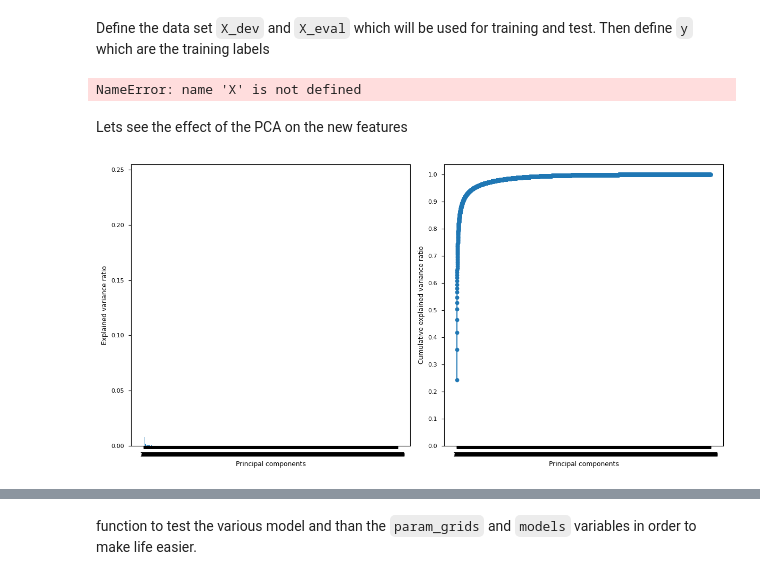
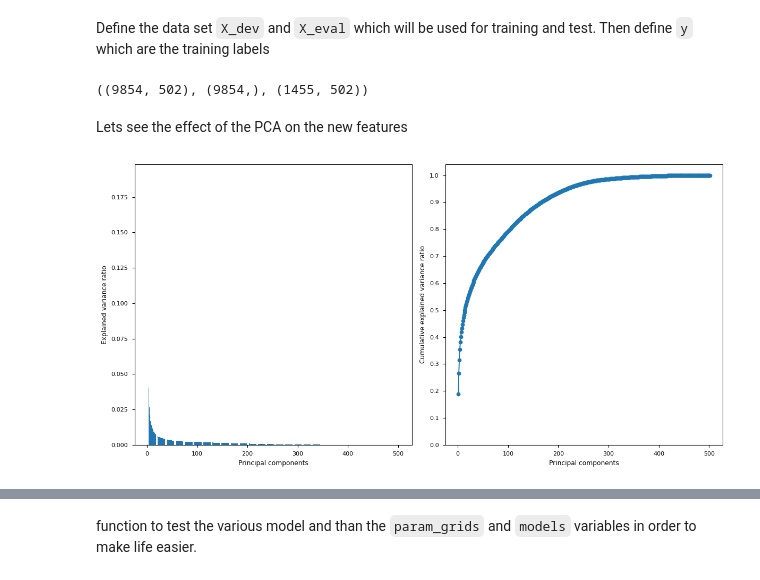
Before and after one commit to Ruglio/DSL-project, a Jupyter notebook: python/code.ipynb, the cells around one changed output, grey strips where cells are left out. Saved outputs shown, nothing was run; the diff lists cells and outputs as text; code cells hidden in the pictures.

```diff
--- a/python/code.ipynb
+++ b/python/code.ipynb
@@ -178,9 +153,9 @@ The 95% of the data has length lower or equal to 55979.
 Now, we add padding at the end in order to have equal lenght.
 We add some  zeros, which represents silence
 # %%
-df["data"] = [np.pad(data, (0,length_95_perc-len(data)), constant_values=0.0) for data in df["data"]]
+df["data"] = [np.pad(data, (0,desired_length-len(data)), constant_values=0.0) for data in df["data"]]
 # %% [markdown]
 Let's extract the Mel-frequency cepstral coefficients (MFCCs) using the `librosa.feature.mfcc()` function.
 # %%
-# mfccs = [librosa.feature.mfcc(y=data, sr=rate) for data, rate in zip(df["data"], df["rate"])]
-# mfccs[0].shape, mfccs[1].shape, mfccs[2].shape
+mfccs = [librosa.feature.mfcc(y=data, sr=rate) for data, rate in zip(df["data"], df["rate"])]
+mfccs[0].shape, mfccs[1].shape, mfccs[2].shape
@@ -288,2 +318,3 @@ def compute_statistical_features(matrix, n = 4, m = 10):
 # %%
-features = np.vstack([compute_statistical_features(x, n=16, m=10) for x in mel_spects_db])
+# matrices of which we want to compute the statistical features
+features = np.vstack([compute_statistical_features(x, n=2, m=11) for x in mfccs])
@@ -333,39 +331,37 @@ X.shape
 # %% [markdown]
 Define the data set `X_dev` and `X_eval` which will be used for training and test. Then define `y` which are the training labels
 # %%
-mask = df["intent"].isna()
-X_dev = X[~mask]
-X_eval = X[mask]
-y = df["intent"][~mask]
+eval_mask = df["intent"].isna()
+X_dev = X[~eval_mask]
+X_eval = X[eval_mask]
+y = df["intent"][~eval_mask]
 X_dev.shape, y.shape, X_eval.shape
 # %% [output]
-NameError: name 'X' is not defined
+((9854, 502), (9854,), (1455, 502))
 # %% [markdown]
 Lets see the effect of the PCA on the new features
 # %%
 from sklearn.decomposition import PCA
 from sklearn.pipeline import make_pipeline
 from sklearn.preprocessing import StandardScaler
 
 pre = make_pipeline(
     StandardScaler(),
     PCA()
 )
-pca_df_scaled = pre.fit_transform(x_dev)
+pca_df_scaled = pre.fit_transform(X_dev)
 fig, ax = plt.subplots(1, 2, figsize=(12, 6))
 ax[0].bar(range(1,len(pre["pca"].explained_variance_ratio_)+1), pre["pca"].explained_variance_ratio_)
-ax[0].set_xticks(range(1,len(pre["pca"].explained_variance_ratio_)+1))
 ax[0].set_xlabel("Principal components")
 ax[0].set_ylabel("Explained variance ratio")
 ax[1].plot(range(1,len(pre["pca"].explained_variance_ratio_)+1), pre["pca"].explained_variance_ratio_.cumsum(), marker="o")
-ax[1].set_xticks(range(1,len(pre["pca"].explained_variance_ratio_)+1))
 ax[1].set_xlabel("Principal components")
 ax[1].set_ylabel("Cumulative explained variance ratio")
 ax[1].set_yticks(np.arange(0, 1.1, 0.1))
 plt.tight_layout()
 plt.show()
 # %% [output]
-[figure, old version]
+[figure, new version]
 # %%
 qs = [0.85, 0.90, 0.95]
 zs = []
```
Also changed, not shown: parts of 34 cells of this notebook.
